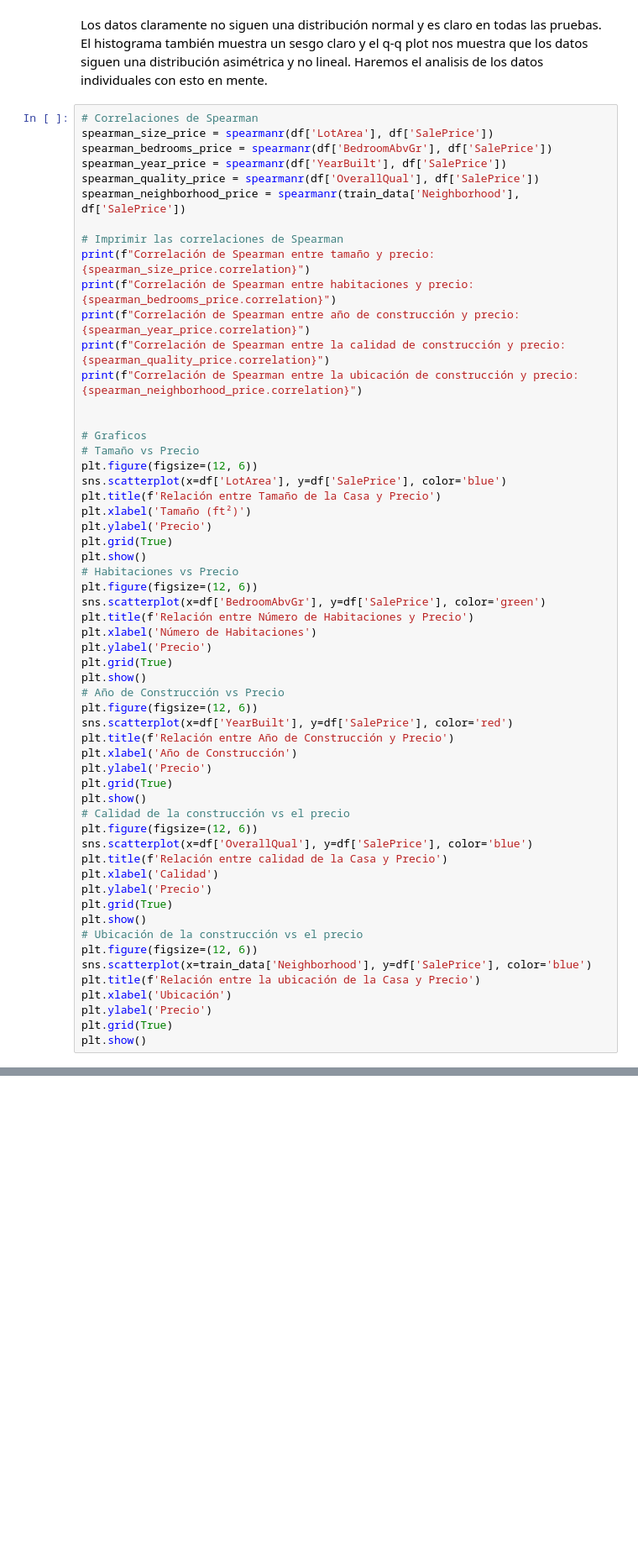
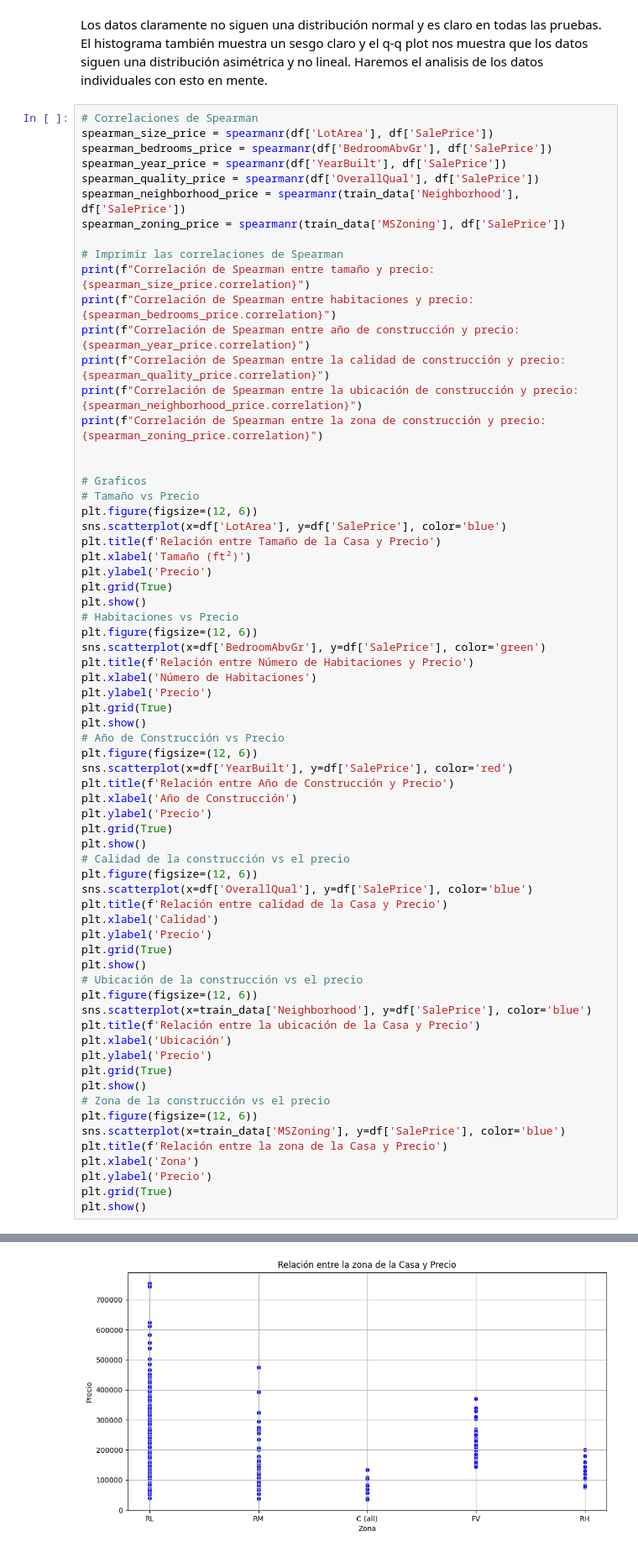
Before and after one commit to DiegoGarV/HDT3-DM, a Jupyter notebook: analisis_exploratorio.ipynb, the cells around one changed output, grey strips where cells are left out. Shown at 84% size. Saved outputs shown, nothing was run; the diff lists cells and outputs as text; blank space fills up the shorter version.

```diff
--- a/analisis_exploratorio.ipynb
+++ b/analisis_exploratorio.ipynb
@@ -645,6 +645,7 @@ spearman_bedrooms_price = spearmanr(df['BedroomAbvGr'], df['SalePrice'])
 spearman_year_price = spearmanr(df['YearBuilt'], df['SalePrice'])
 spearman_quality_price = spearmanr(df['OverallQual'], df['SalePrice'])
 spearman_neighborhood_price = spearmanr(train_data['Neighborhood'], df['SalePrice'])
+spearman_zoning_price = spearmanr(train_data['MSZoning'], df['SalePrice'])
 
 # Imprimir las correlaciones de Spearman
 print(f"Correlación de Spearman entre tamaño y precio: {spearman_size_price.correlation}")
@@ -652,6 +653,7 @@ print(f"Correlación de Spearman entre habitaciones y precio: {spearman_bedrooms
 print(f"Correlación de Spearman entre año de construcción y precio: {spearman_year_price.correlation}")
 print(f"Correlación de Spearman entre la calidad de construcción y precio: {spearman_quality_price.correlation}")
 print(f"Correlación de Spearman entre la ubicación de construcción y precio: {spearman_neighborhood_price.correlation}")
+print(f"Correlación de Spearman entre la zona de construcción y precio: {spearman_zoning_price.correlation}")
 
 
 # Graficos
@@ -695,6 +697,14 @@ plt.xlabel('Ubicación')
 plt.ylabel('Precio')
 plt.grid(True)
 plt.show()
+# Zona de la construcción vs el precio
+plt.figure(figsize=(12, 6))
+sns.scatterplot(x=train_data['MSZoning'], y=df['SalePrice'], color='blue')
+plt.title(f'Relación entre la zona de la Casa y Precio')
+plt.xlabel('Zona')
+plt.ylabel('Precio')
+plt.grid(True)
+plt.show()
 # %% [output]
 Correlación de Spearman entre tamaño y precio: 0.4564605833912115
 Correlación de Spearman entre habitaciones y precio: 0.23490671789027862
@@ -704,6 +715,7 @@ Correlación de Spearman entre la ubicación de construcción y precio: 0.165608
 [figure]
 [figure]
 [figure]
 [figure]
 [figure]
+[figure, added]
 # %% [markdown]
```
Also changed, not shown: parts of 11 cells of this notebook.
